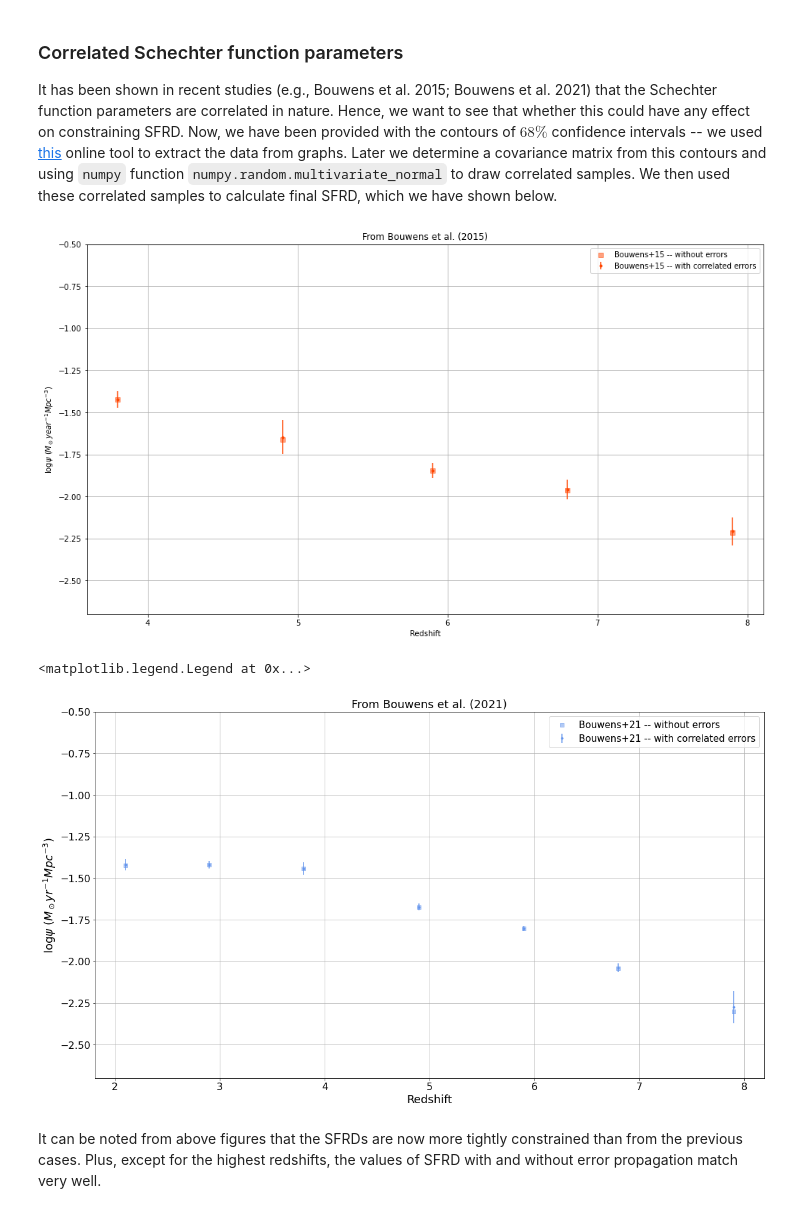
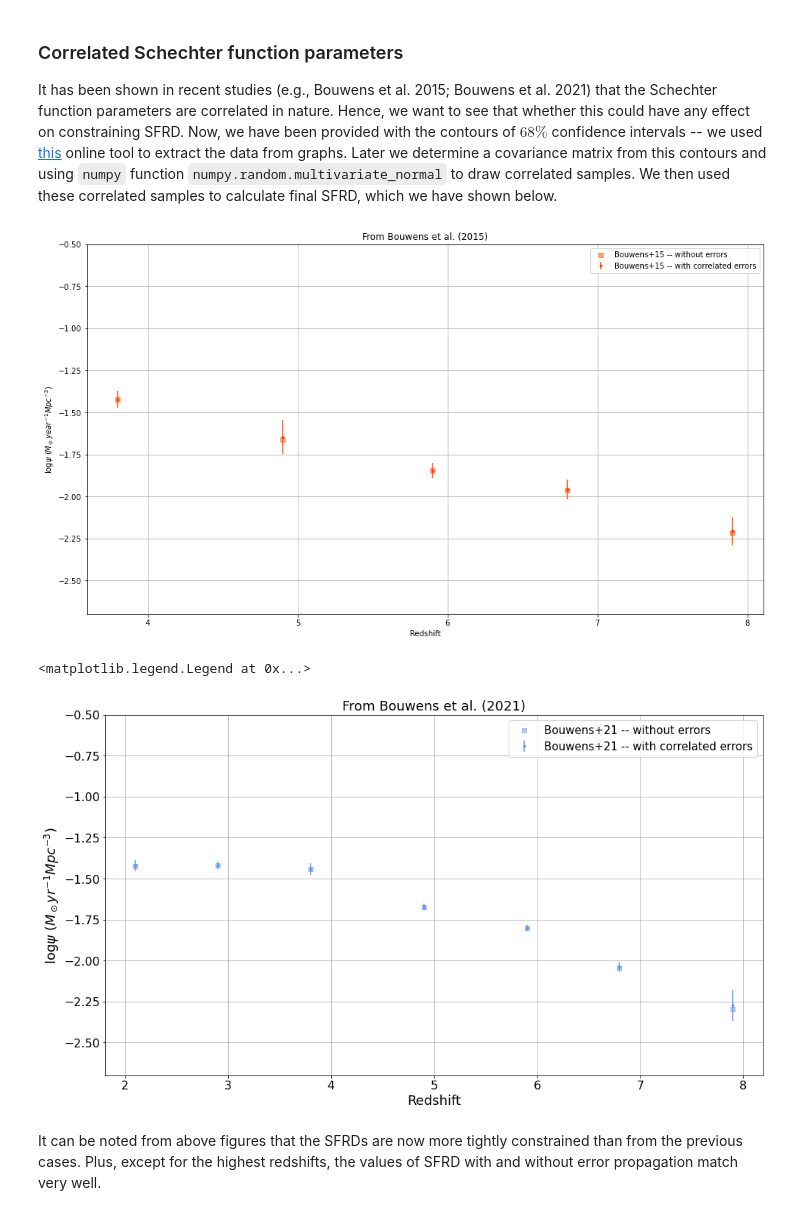
Before and after one commit to Jayshil/csfrd, a Jupyter notebook: Results/res.ipynb, the cells around one changed output. Saved outputs shown, nothing was run; the diff lists cells and outputs as text; code cells hidden in the pictures.

```diff
--- a/Results/res.ipynb
+++ b/Results/res.ipynb
@@ -329,34 +331,34 @@ It has been shown in recent studies (e.g., Bouwens et al. 2015; Bouwens et al. 2
 # Computation from Bouwens 2015 and Bouwens 2021
 sfrd_cor_bou15, sfrd_cor_err_bou15 = np.loadtxt('Bou15_w_wo_cor.dat', usecols=(4,5), unpack=True)
 sfrd_cor_bou21, sfrd_cor_err_bou21 = np.loadtxt('Bou21_w_wo_cor.dat', usecols=(4,5), unpack=True)
 
 log_sfrd_cor_bou15, log_sfrd_cor_err_bou15 = utl.log_err(sfrd_cor_bou15, sfrd_cor_err_bou15)
 log_sfrd_cor_bou21, log_sfrd_cor_err_bou21 = utl.log_err(sfrd_cor_bou21, sfrd_cor_err_bou21)
 
 plt.figure(figsize=(16,9))
 plt.scatter(zbou15, log_sfrd_bou15_wo, marker='s', c='orangered', label='Bouwens+15 -- without errors', alpha=0.5)
 plt.errorbar(zbou15, log_sfrd_cor_bou15, yerr=log_sfrd_cor_err_bou15, fmt='.', label='Bouwens+15 -- with correlated errors', c='orangered')
 plt.title('From Bouwens et al. (2015)')
 plt.xlabel('Redshift')
 plt.ylabel(r'$\log{\psi}$ ($M_\odot year^{-1} Mpc^{-3}$)')
 plt.grid()
 plt.ylim([-2.7, -0.5])
 plt.legend(loc='best')
 plt.show()
-plt.figure(figsize=(16*1.2,9*1.2))
+plt.figure(figsize=(16,9))
 plt.scatter(zbou21, log_sfrd_bou21_wo, marker='s', c='cornflowerblue', label='Bouwens+21 -- without errors', alpha=0.5)
 plt.errorbar(zbou21, log_sfrd_cor_bou21, yerr=log_sfrd_cor_err_bou21, fmt='.', label='Bouwens+21 -- with correlated errors', c='cornflowerblue')
 plt.title('From Bouwens et al. (2021)', fontsize= 18)
 plt.xlabel('Redshift', fontsize= 18)
 plt.ylabel(r'$\log{\psi}$ ($M_\odot yr^{-1} Mpc^{-3}$)', fontsize= 18)
 plt.grid()
 plt.ylim([-2.7, -0.5])
 plt.xticks(fontsize= 16)
 plt.yticks(fontsize= 16)
 plt.legend(loc='best', fontsize= 15)
 # %% [output]
 [figure]
 <matplotlib.legend.Legend at 0x...>
-[figure, old version]
+[figure, new version]
 # %% [markdown]
 It can be noted from above figures that the SFRDs are now more tightly constrained than from the previous cases. Plus, except for the highest redshifts, the values of SFRD with and without error propagation match very well.
```
Also changed, not shown: parts of 4 cells of this notebook.
